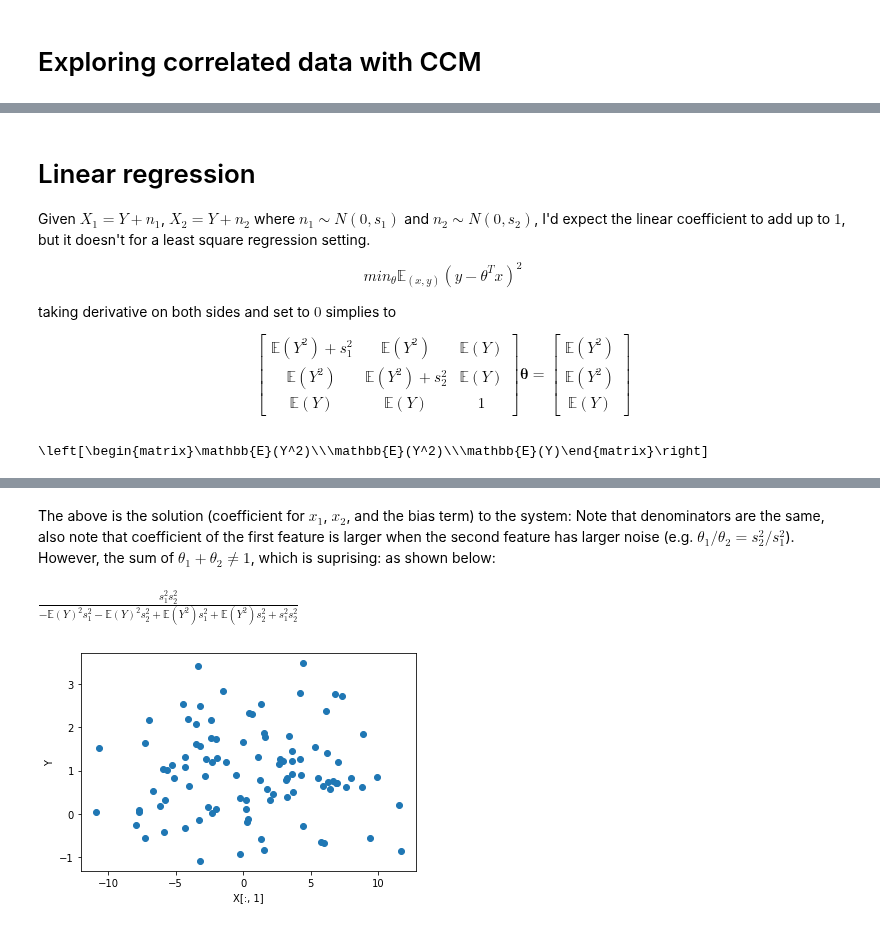
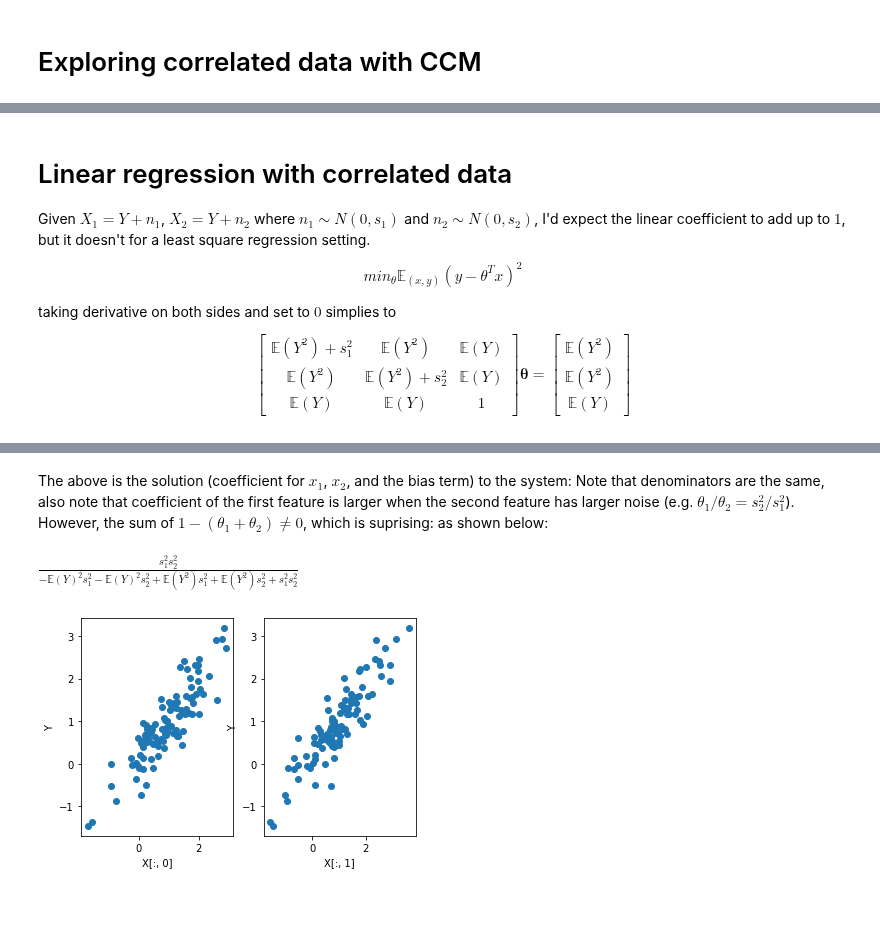
Before and after one commit to nathanwang000/ConceptCredibleModel, a Jupyter notebook: correlation_data.ipynb, the cells around one changed output, grey strips where cells are left out. Drawn from its saved outputs; the diff is of its cells as text; code cells hidden in the pictures.

```diff
--- a/correlation_data.ipynb
+++ b/correlation_data.ipynb
@@ -115,5 +25,5 @@ Explaining O0
 # %% [markdown]
-# Linear regression
+# Linear regression with correlated data
 
 Given $X_1 = Y + n_1$, $X_2 = Y + n_2$ where $n_1 \sim N(0, s_1)$ and $n_2 \sim N(0, s_2)$, I'd expect the linear coefficient to add up to $1$,
 but it doesn't for a least square regression setting.
@@ -123,11 +33,6 @@ $$min_\theta \mathbb{E}_{(x, y)} (y-\theta^T x)^2$$
 taking derivative on both sides and set to $0$ simplies to
 
 $$\left[\begin{matrix}\mathbb{E}(Y^2) + s^{2}_{1} & \mathbb{E}(Y^2) & \mathbb{E}(Y)\\\mathbb{E}(Y^2) & \mathbb{E}(Y^2) + s^{2}_{2} & \mathbb{E}(Y)\\\mathbb{E}(Y) & \mathbb{E}(Y) & 1\end{matrix}\right] \boldsymbol{\theta} = \left[\begin{matrix}\mathbb{E}(Y^2)\\\mathbb{E}(Y^2)\\\mathbb{E}(Y)\end{matrix}\right]$$
-# %%
-from sympy import latex
-print(latex(b))
-# %% [output]
-\left[\begin{matrix}\mathbb{E}(Y^2)\\\mathbb{E}(Y^2)\\\mathbb{E}(Y)\end{matrix}\right]
 # %%
 s_y2, s_y, s_s12, s_s22 = symbols('\mathbb{E}(Y^2) \mathbb{E}(Y) s_1^2 s_2^2')
 
@@ -139,5 +44,5 @@ result
 # %% [output]
 $\displaystyle \left\{\left( \frac{\mathbb{E}(Y)^{2} s^{2}_{2} - \mathbb{E}(Y^2) s^{2}_{2}}{\mathbb{E}(Y)^{2} s^{2}_{1} + \mathbb{E}(Y)^{2} s^{2}_{2} - \mathbb{E}(Y^2) s^{2}_{1} - \mathbb{E}(Y^2) s^{2}_{2} - s^{2}_{1} s^{2}_{2}}, \  \frac{\mathbb{E}(Y)^{2} s^{2}_{1} - \mathbb{E}(Y^2) s^{2}_{1}}{\mathbb{E}(Y)^{2} s^{2}_{1} + \mathbb{E}(Y)^{2} s^{2}_{2} - \mathbb{E}(Y^2) s^{2}_{1} - \mathbb{E}(Y^2) s^{2}_{2} - s^{2}_{1} s^{2}_{2}}, \  - \frac{\mathbb{E}(Y) s^{2}_{1} s^{2}_{2}}{\mathbb{E}(Y)^{2} s^{2}_{1} + \mathbb{E}(Y)^{2} s^{2}_{2} - \mathbb{E}(Y^2) s^{2}_{1} - \mathbb{E}(Y^2) s^{2}_{2} - s^{2}_{1} s^{2}_{2}}\right)\right\}$
 # %% [markdown]
-The above is the solution (coefficient for $x_1$, $x_2$, and the bias term) to the system: Note that denominators are the same, also note that coefficient of the first feature is larger when the second feature has larger noise (e.g. $\theta_1 / \theta_2 = s_2^2 / s_1^2$). However, the sum of $\theta_1 + \theta_2 \neq 1$, which is suprising: as shown below:
+The above is the solution (coefficient for $x_1$, $x_2$, and the bias term) to the system: Note that denominators are the same, also note that coefficient of the first feature is larger when the second feature has larger noise (e.g. $\theta_1 / \theta_2 = s_2^2 / s_1^2$). However, the sum of $1 - (\theta_1 + \theta_2) \neq 0$, which is suprising: as shown below:
 # %%
@@ -146,23 +51,25 @@ simplify(1- (theta1 + theta2))
 # %% [output]
 $\displaystyle \frac{s^{2}_{1} s^{2}_{2}}{- \mathbb{E}(Y)^{2} s^{2}_{1} - \mathbb{E}(Y)^{2} s^{2}_{2} + \mathbb{E}(Y^2) s^{2}_{1} + \mathbb{E}(Y^2) s^{2}_{2} + s^{2}_{1} s^{2}_{2}}$
 # %%
+# the empirical result is most prominant with s1=5, s2=1
 n = 1000
 d = 2
-s1 = 1 #0.1
-s2 = 5 #0.5
+s1 = 0.5
+s2 = 0.4
 
 Y = torch.randn(n) + 1
 x1 = Y + s1 * torch.randn(n)
 x2 = Y + s2 * torch.randn(n)
 X = torch.vstack([x1, x2]).T
 
-i = 1
-plt.scatter(X.numpy()[:100, i], Y.numpy()[:100])
-plt.xlabel(f"X[:, {i}]")
-plt.ylabel("Y")
+for i in range(d):
+    plt.subplot(1, 2, i+1)
+    plt.scatter(X.numpy()[:100, i], Y.numpy()[:100])
+    plt.xlabel(f"X[:, {i}]")
+    plt.ylabel("Y")
 plt.show()
 # %% [output]
-[figure, old version]
+[figure, new version]
 # %%
 def standard_model(loader_xy, d, n_epochs=10, report_every=1, plot=True):
     # regular model
```
Also changed, not shown: parts of 14 cells of this notebook, 2 other files.
